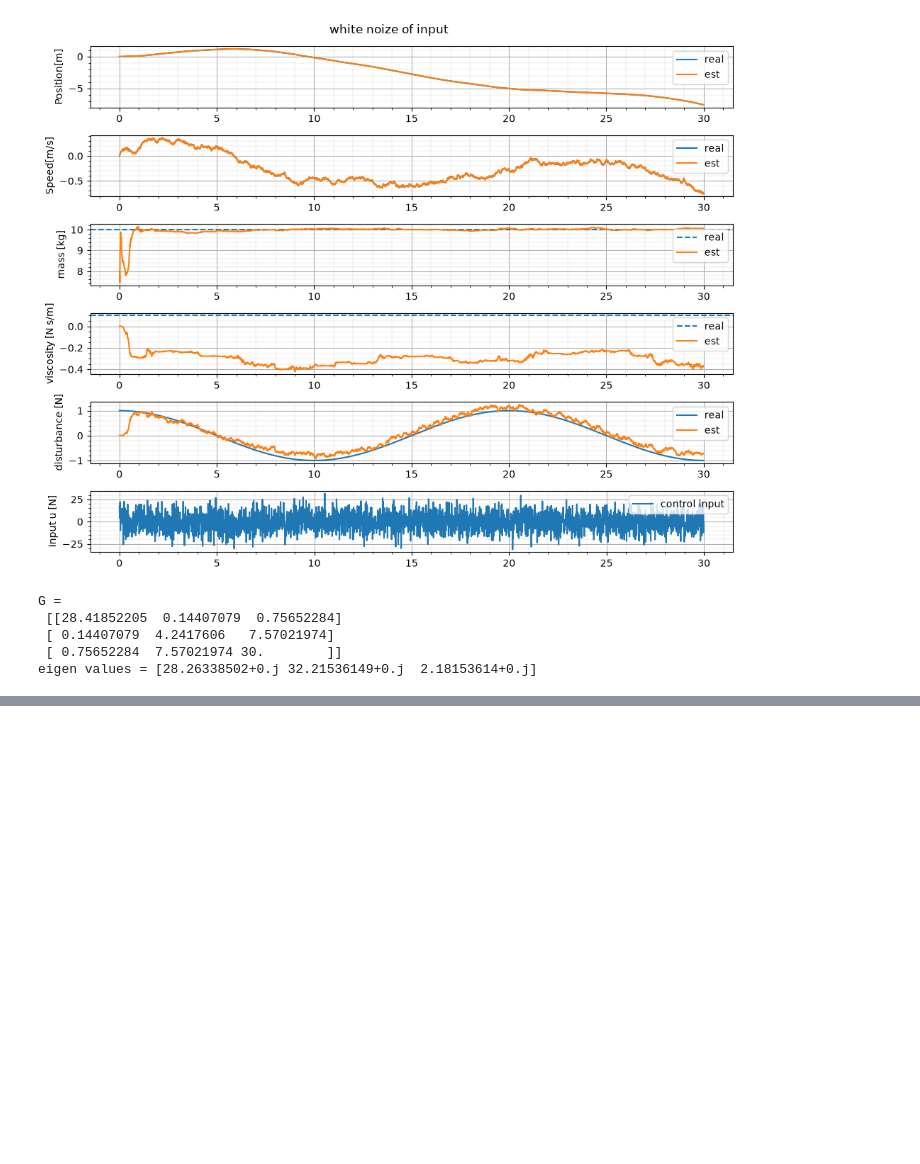
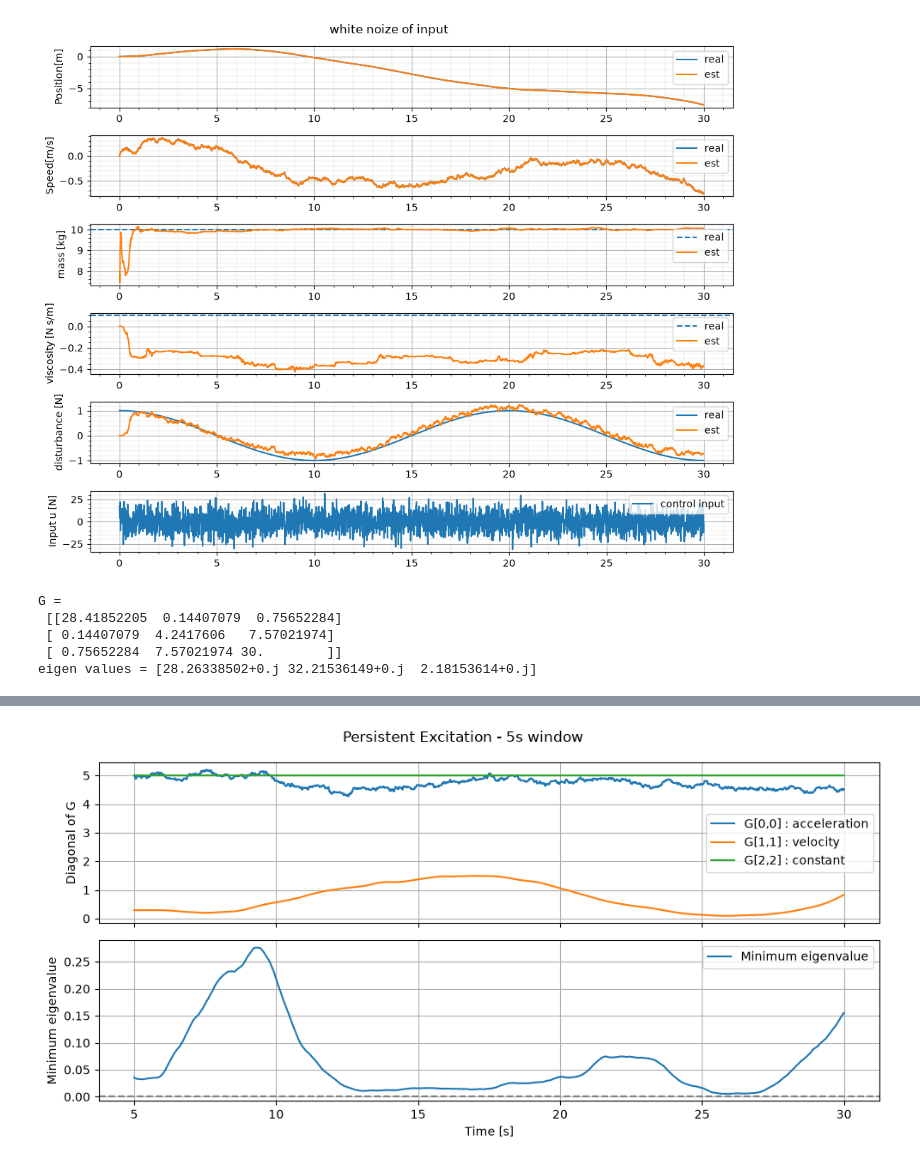
Before and after one commit to hideto008/learning_estimation_method, a Jupyter notebook: Notes/Estimate_Parameters_and_disturbance_using_UKF.ipynb, the cells around one changed output, grey strips where cells are left out. Drawn from its saved outputs; the diff is of its cells as text; code cells hidden in the pictures; blank space fills up the shorter version.

```diff
--- a/Notes/Estimate_Parameters_and_disturbance_using_UKF.ipynb
+++ b/Notes/Estimate_Parameters_and_disturbance_using_UKF.ipynb
@@ -789,0 +898,15 @@ eigen values = [28.26338502+0.j 32.21536149+0.j  2.18153614+0.j]
+# %%
+t_G, G_history, lambda_min_history = calc_G_window(
+    x_array=x_array_wn,
+    params=params,
+    window_sec=5.0
+)
+
+plot_G_window(
+    t_G,
+    G_history,
+    lambda_min_history,
+    title="Persistent Excitation - 5s window"
+)
+# %% [output]
+[figure, added]
```
Also changed, not shown: parts of 11 cells of this notebook.
